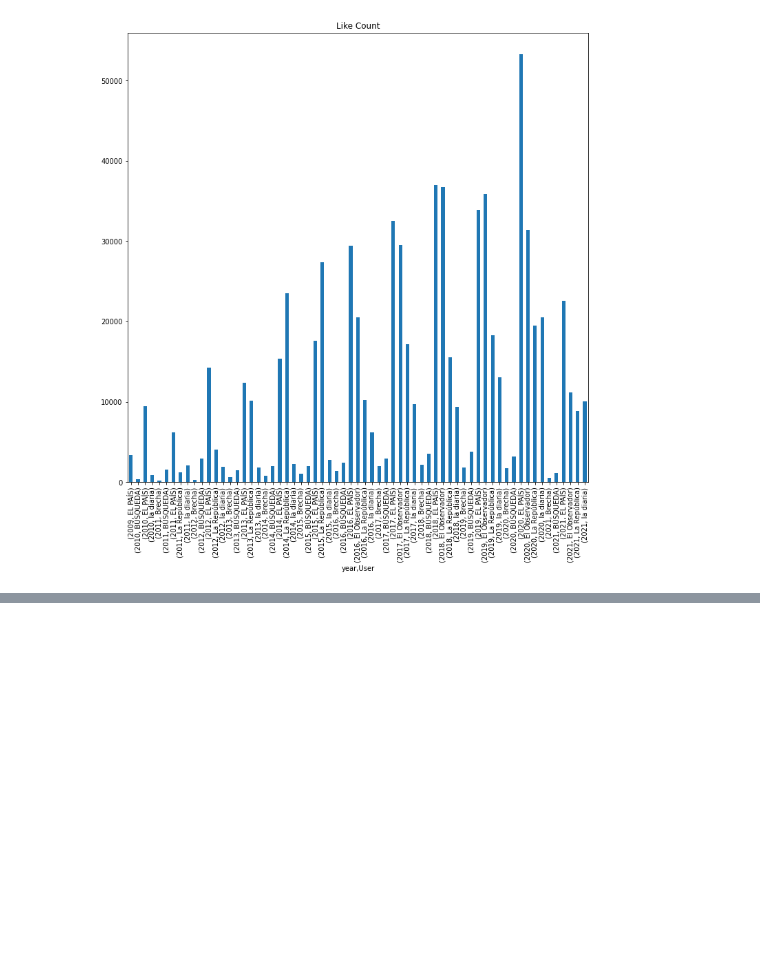
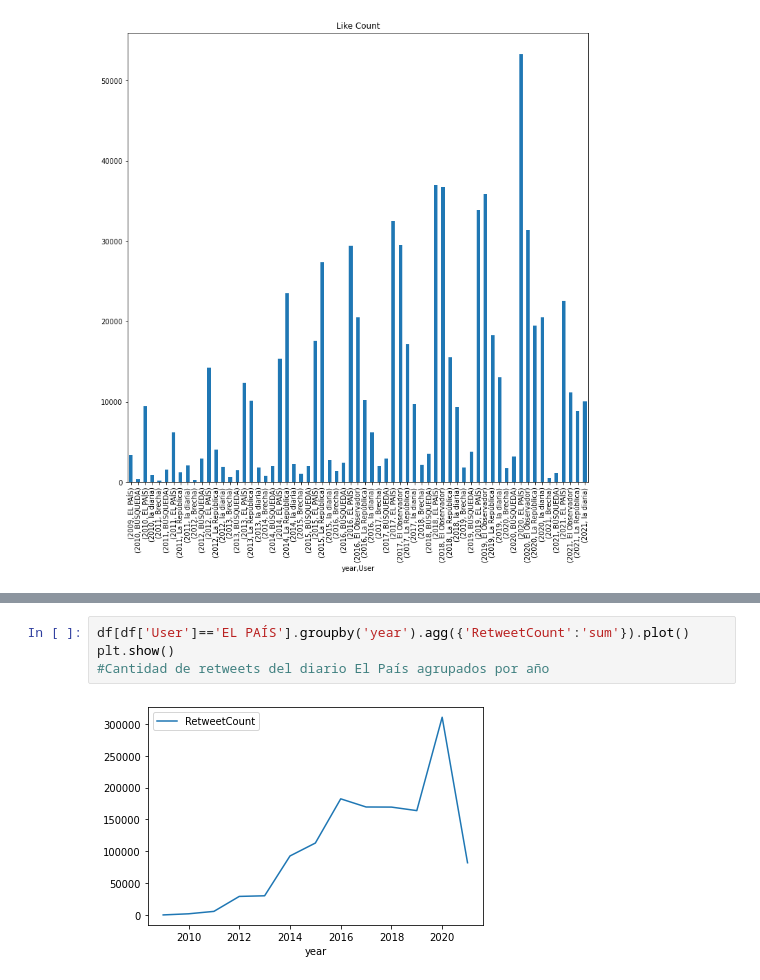
Before and after one commit to easyundercover/4geeks-final-project, a Jupyter notebook: src/explore.ipynb, the cells around one changed output, grey strips where cells are left out. Saved outputs shown, nothing was run; the diff lists cells and outputs as text; blank space fills up the shorter version.

```diff
--- a/src/explore.ipynb
+++ b/src/explore.ipynb
@@ -188,0 +210,6 @@ Name: RetweetCount, Length: 65, dtype: float64
+# %%
+df[df['User']=='EL PAÍS'].groupby('year').agg({'RetweetCount':'sum'}).plot()
+plt.show()
+#Cantidad de retweets del diario El País agrupados por año
+# %% [output]
+[figure, added]
```
Also changed, not shown: parts of 3 cells of this notebook.
